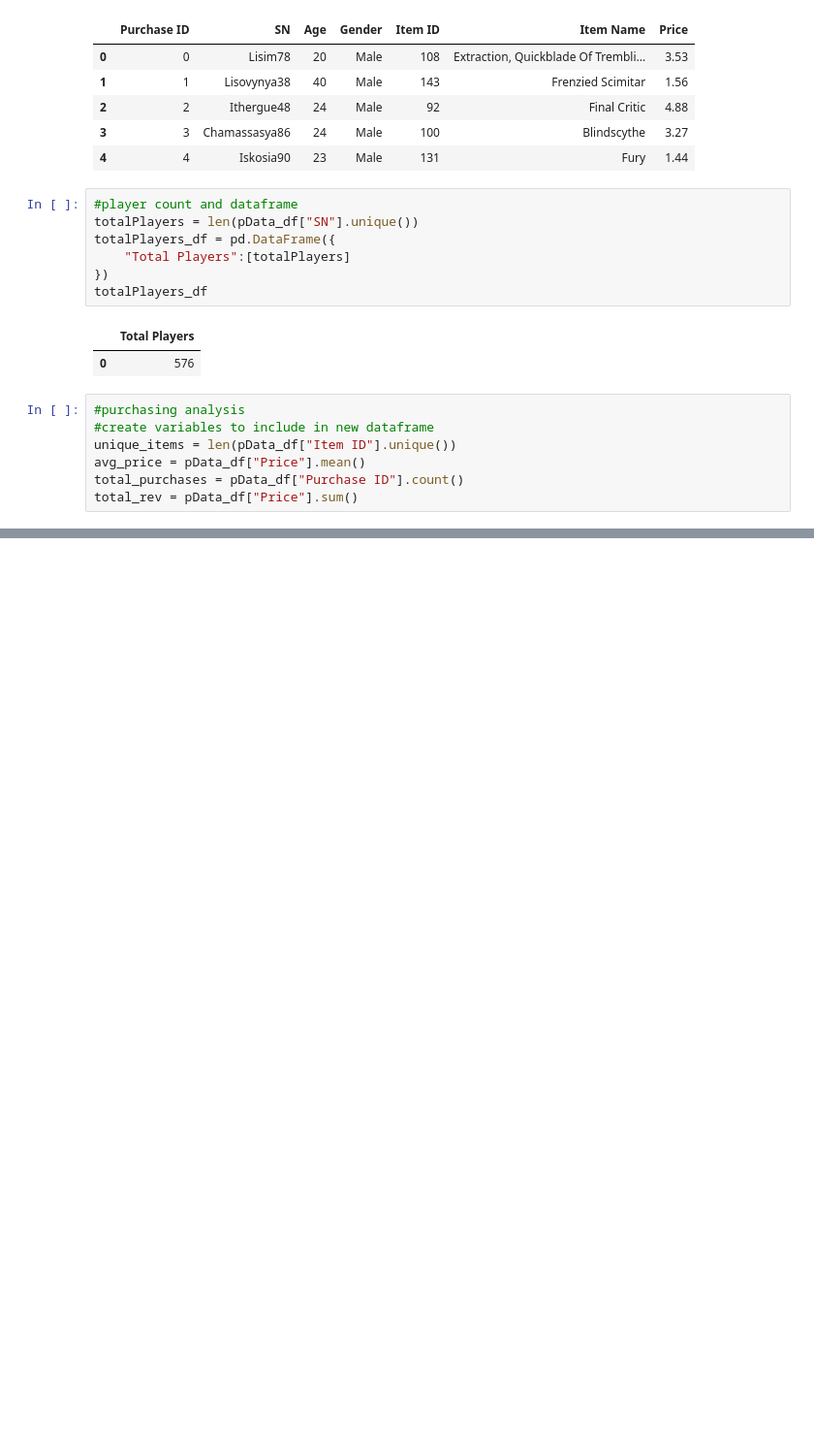
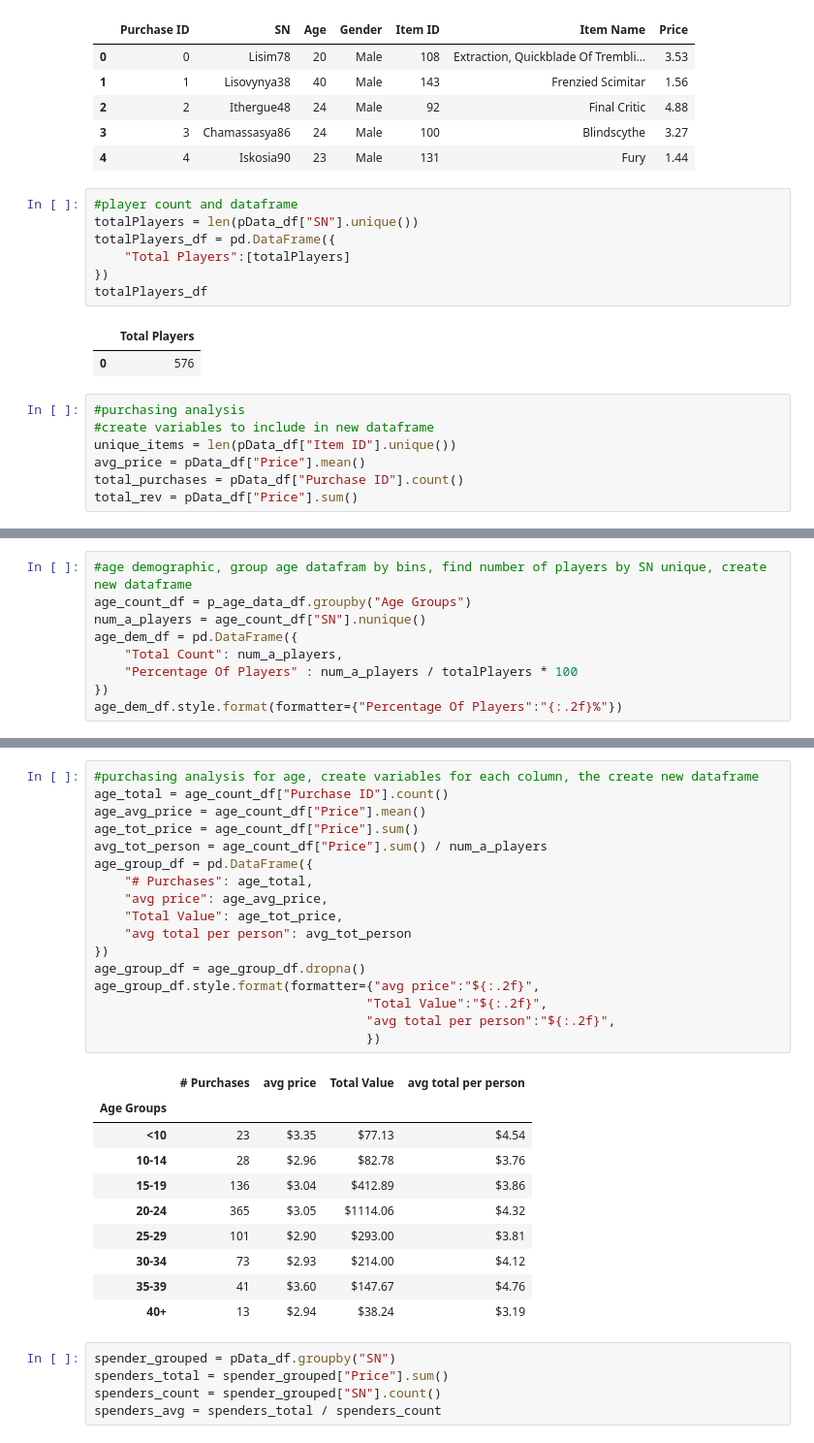
Before and after one commit to kentyjorge/pandas-challenge, a Jupyter notebook: HeroesOfPymoli/heroesPy.ipynb, the cells around one changed output, grey strips where cells are left out. Shown at 97% size. Drawn from its saved outputs; the diff is of its cells as text; blank space fills up the shorter version.

```diff
--- a/HeroesOfPymoli/heroesPy.ipynb
+++ b/HeroesOfPymoli/heroesPy.ipynb
@@ -126,0 +132,9 @@ gendergroup_df
+# %%
+#age demographic, group age datafram by bins, find number of players by SN unique, create new dataframe
+age_count_df = p_age_data_df.groupby("Age Groups")
+num_a_players = age_count_df["SN"].nunique()
+age_dem_df = pd.DataFrame({
+    "Total Count": num_a_players,
+    "Percentage Of Players" : num_a_players / totalPlayers * 100
+})
+age_dem_df.style.format(formatter={"Percentage Of Players":"{:.2f}%"})
@@ -126,0 +152,33 @@ gendergroup_df
+# %%
+#purchasing analysis for age, create variables for each column, the create new dataframe
+age_total = age_count_df["Purchase ID"].count()
+age_avg_price = age_count_df["Price"].mean()
+age_tot_price = age_count_df["Price"].sum()
+avg_tot_person = age_count_df["Price"].sum() / num_a_players
+age_group_df = pd.DataFrame({
+    "# Purchases": age_total,
+    "avg price": age_avg_price,
+    "Total Value": age_tot_price,
+    "avg total per person": avg_tot_person
+})
+age_group_df = age_group_df.dropna()
+age_group_df.style.format(formatter={"avg price":"${:.2f}",
+                                    "Total Value":"${:.2f}",
+                                    "avg total per person":"${:.2f}",
+                                    })
+# %% [output]
+|  | # Purchases | avg price | Total Value | avg total per person |
+| Age Groups |  |  |  |  |
+| <10 | 23 | $3.35 | $77.13 | $4.54 |
+| 10-14 | 28 | $2.96 | $82.78 | $3.76 |
+| 15-19 | 136 | $3.04 | $412.89 | $3.86 |
+| 20-24 | 365 | $3.05 | $1114.06 | $4.32 |
+| 25-29 | 101 | $2.90 | $293.00 | $3.81 |
+| 30-34 | 73 | $2.93 | $214.00 | $4.12 |
+| 35-39 | 41 | $3.60 | $147.67 | $4.76 |
+| 40+ | 13 | $2.94 | $38.24 | $3.19 |
+# %%
+spender_grouped = pData_df.groupby("SN")
+spenders_total = spender_grouped["Price"].sum()
+spenders_count = spender_grouped["SN"].count()
+spenders_avg = spenders_total / spenders_count
```
Also changed, not shown: parts of 17 cells of this notebook.
